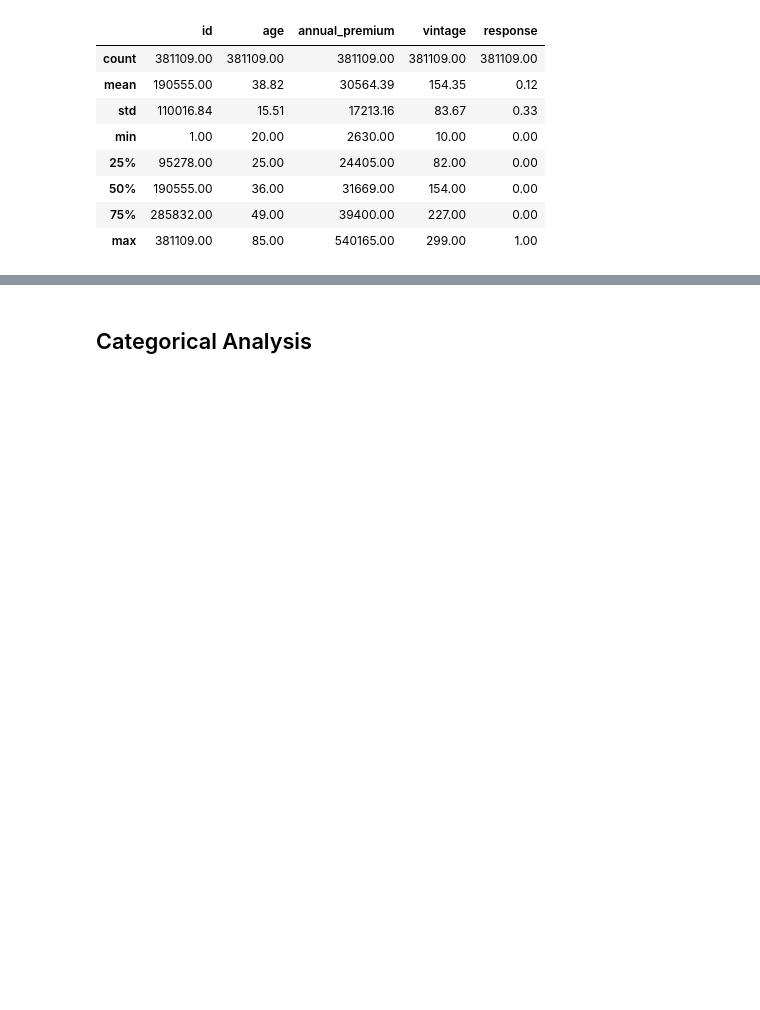
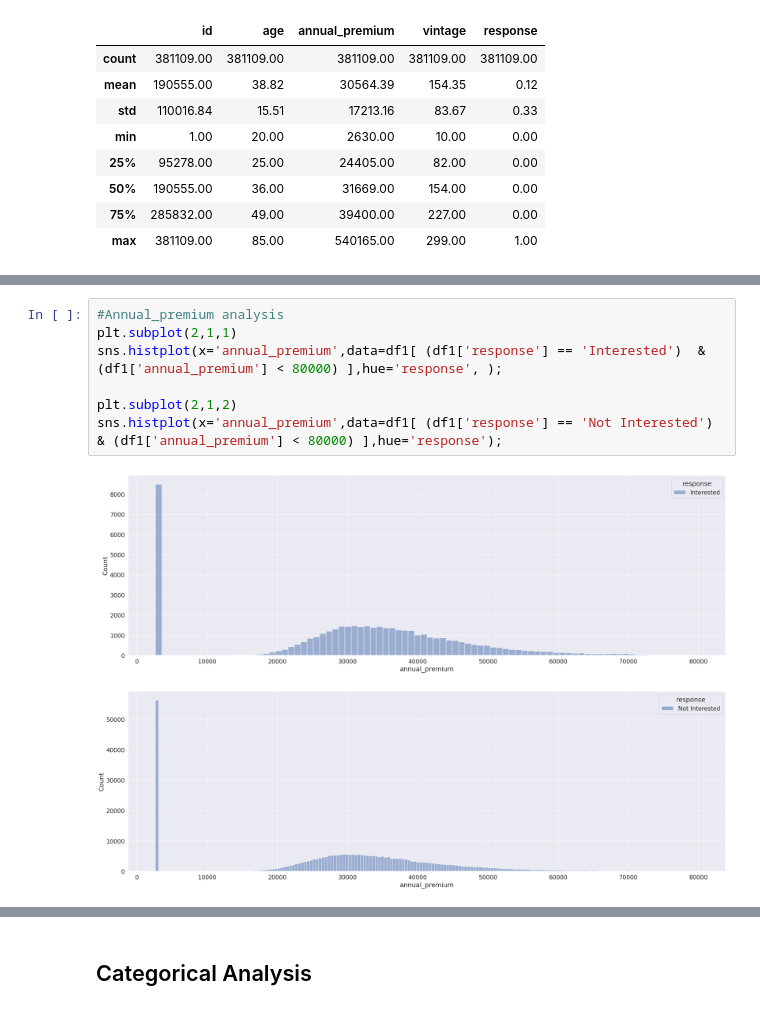
Before and after one commit to danillobarroscordeiro/insurance_cross-sell, a Jupyter notebook: notebooks/insurance_all_cross-sell.ipynb, the cells around one changed output, grey strips where cells are left out. Saved outputs shown, nothing was run; the diff lists cells and outputs as text; blank space fills up the shorter version.

Commit message:
Make Business Hypothesis. Categorize age, vintage, annual_premium and policy_sales_channel features. Test First Business Hypothesis.

```diff
--- a/notebooks/insurance_all_cross-sell.ipynb
+++ b/notebooks/insurance_all_cross-sell.ipynb
@@ -132,0 +146,9 @@ df1.describe(include=['float64','int64'] )
+# %%
+#Annual_premium analysis
+plt.subplot(2,1,1)
+sns.histplot(x='annual_premium',data=df1[ (df1['response'] == 'Interested')  & (df1['annual_premium'] < 80000) ],hue='response', );
+
+plt.subplot(2,1,2)
+sns.histplot(x='annual_premium',data=df1[ (df1['response'] == 'Not Interested')  & (df1['annual_premium'] < 80000) ],hue='response');
+# %% [output]
+[figure, added]
```
Also changed, not shown: parts of 21 cells of this notebook.
